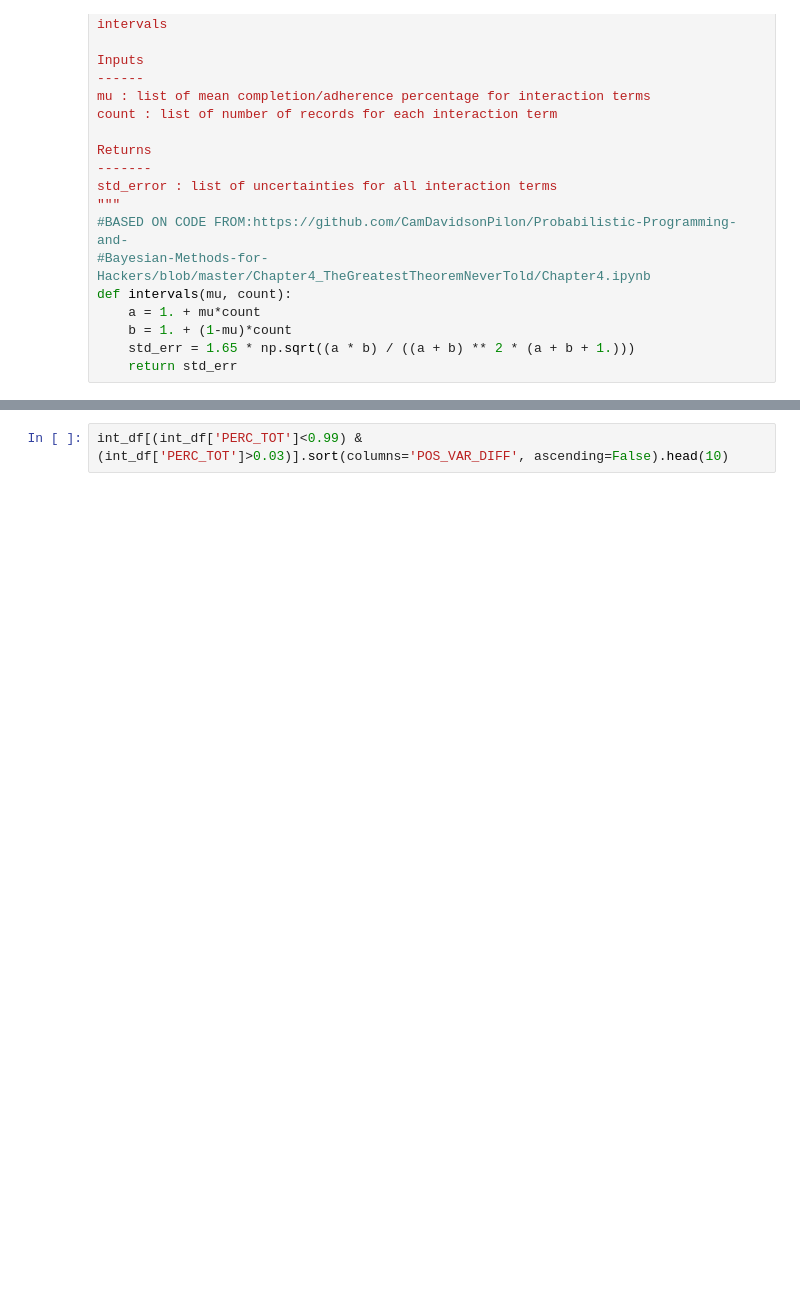
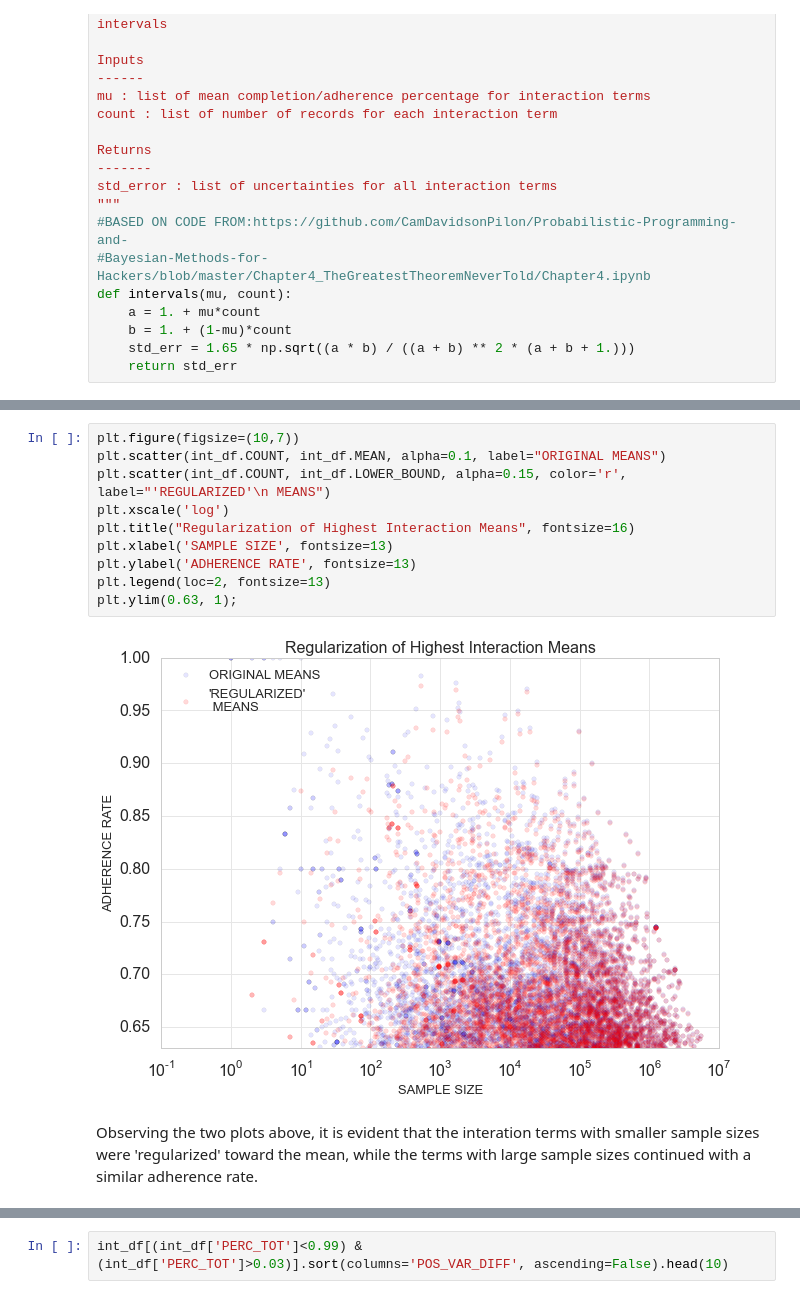
Before and after one commit to TNames/DRUG_TREATMENT_PROJECT, a Jupyter notebook: Process_Book.ipynb, the cells around one changed output, grey strips where cells are left out. Cells and saved outputs as stored; diff of their text form; blank space fills up the shorter version.

```diff
--- a/Process_Book.ipynb
+++ b/Process_Book.ipynb
@@ -896,0 +956,14 @@ int_df['PERC_TOT']=[x/float(all_records) for x in int_df['COUNT']]
+# %%
+plt.figure(figsize=(10,7))
+plt.scatter(int_df.COUNT, int_df.MEAN, alpha=0.1, label="ORIGINAL MEANS")
+plt.scatter(int_df.COUNT, int_df.LOWER_BOUND, alpha=0.15, color='r', label="'REGULARIZED'\n MEANS")
+plt.xscale('log')
+plt.title("Regularization of Highest Interaction Means", fontsize=16)
+plt.xlabel('SAMPLE SIZE', fontsize=13)
+plt.ylabel('ADHERENCE RATE', fontsize=13)
+plt.legend(loc=2, fontsize=13)
+plt.ylim(0.63, 1);
+# %% [output]
+[figure, added]
+# %% [markdown]
+Observing the two plots above, it is evident that the interation terms with smaller sample sizes were 'regularized' toward the mean, while the terms with large sample sizes continued with a similar adherence rate.
```
Also changed, not shown: parts of 23 cells of this notebook.
